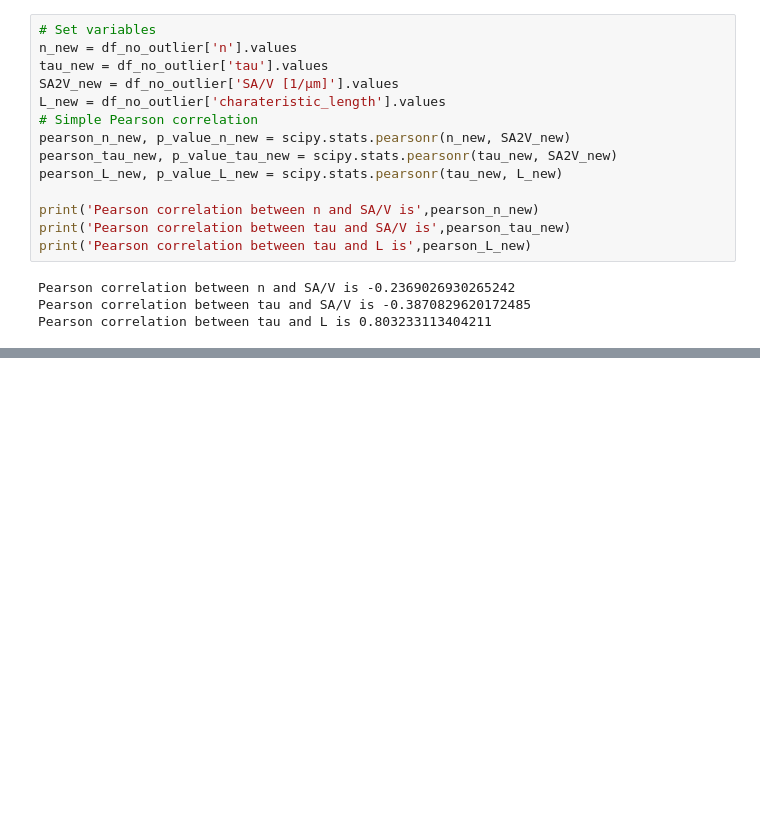
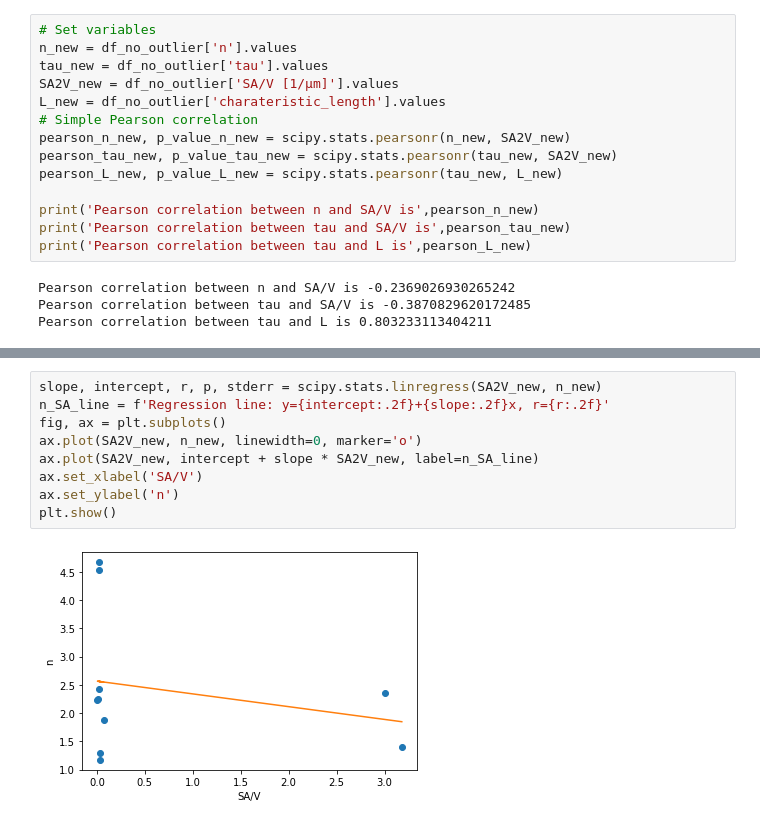
Before and after one commit to BatteryDesign/BatteryRateCap, a Jupyter notebook: Hypothesis Testing for Correlation Coefficient.ipynb, the cells around one changed output, grey strips where cells are left out. Cells and saved outputs as stored; diff of their text form; blank space fills up the shorter version.

Commit message:
added linear regression line

```diff
--- a/Hypothesis Testing for Correlation Coefficient.ipynb
+++ b/Hypothesis Testing for Correlation Coefficient.ipynb
@@ -91,0 +108,11 @@ Pearson correlation between tau and L is 0.803233113404211
+# %%
+slope, intercept, r, p, stderr = scipy.stats.linregress(SA2V_new, n_new)
+n_SA_line = f'Regression line: y={intercept:.2f}+{slope:.2f}x, r={r:.2f}'
+fig, ax = plt.subplots()
+ax.plot(SA2V_new, n_new, linewidth=0, marker='o')
+ax.plot(SA2V_new, intercept + slope * SA2V_new, label=n_SA_line)
+ax.set_xlabel('SA/V')
+ax.set_ylabel('n')
+plt.show()
+# %% [output]
+[figure, added]
```
Also changed, not shown: parts of 3 cells of this notebook.
